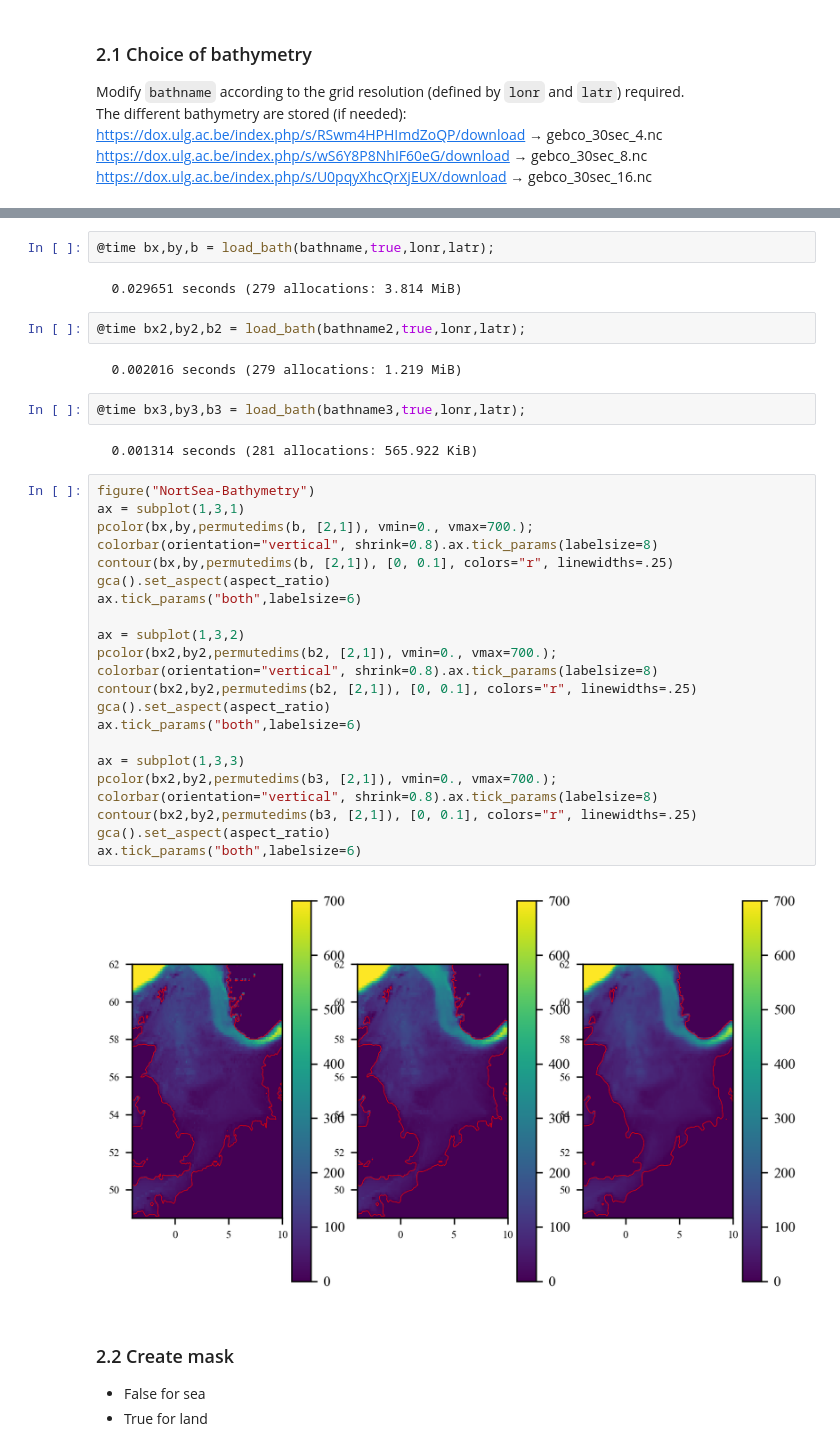
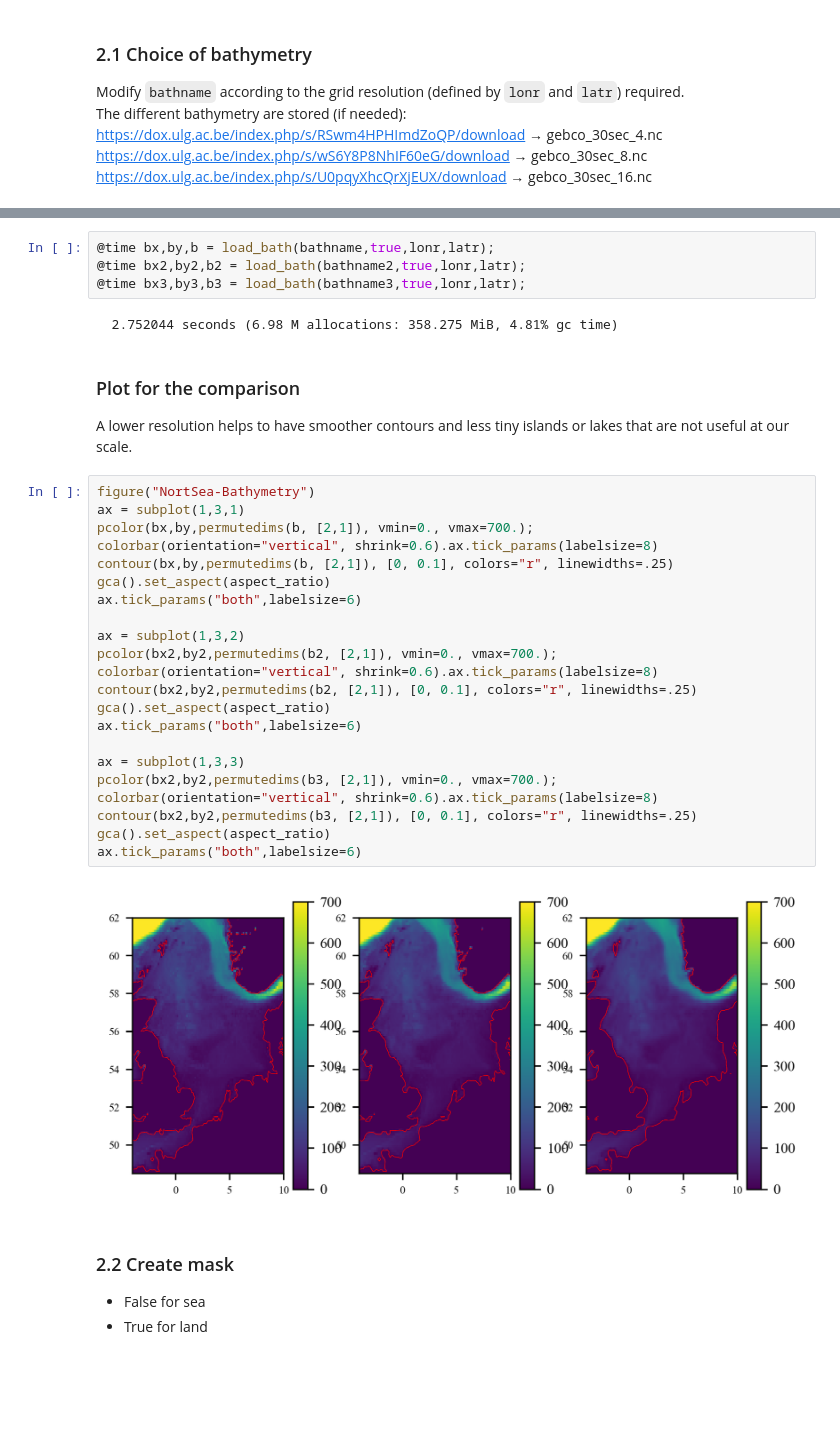
Before and after one commit to gher-uliege/SeaDataCloud, a Jupyter notebook: Julia/Climatologies/NorthSea_climato.ipynb, the cells around one changed output, grey strips where cells are left out. Saved outputs shown, nothing was run; the diff lists cells and outputs as text; blank space fills up the shorter version.

```diff
--- a/Julia/Climatologies/NorthSea_climato.ipynb
+++ b/Julia/Climatologies/NorthSea_climato.ipynb
@@ -213,39 +199,36 @@ end
 # %%
 @time bx,by,b = load_bath(bathname,true,lonr,latr);
+@time bx2,by2,b2 = load_bath(bathname2,true,lonr,latr);
+@time bx3,by3,b3 = load_bath(bathname3,true,lonr,latr);
 # %% [output]
-  0.029651 seconds (279 allocations: 3.814 MiB)
+  2.752044 seconds (6.98 M allocations: 358.275 MiB, 4.81% gc time)
-# %%
-@time bx2,by2,b2 = load_bath(bathname2,true,lonr,latr);
-# %% [output]
-  0.002016 seconds (279 allocations: 1.219 MiB)
-# %%
-@time bx3,by3,b3 = load_bath(bathname3,true,lonr,latr);
-# %% [output]
-  0.001314 seconds (281 allocations: 565.922 KiB)
+# %% [markdown]
+### Plot for the comparison
+A lower resolution helps to have smoother contours and less tiny islands or lakes that are not useful at our scale.
 # %%
 figure("NortSea-Bathymetry")
 ax = subplot(1,3,1)
 pcolor(bx,by,permutedims(b, [2,1]), vmin=0., vmax=700.);
-colorbar(orientation="vertical", shrink=0.8).ax.tick_params(labelsize=8)
+colorbar(orientation="vertical", shrink=0.6).ax.tick_params(labelsize=8)
 contour(bx,by,permutedims(b, [2,1]), [0, 0.1], colors="r", linewidths=.25)
 gca().set_aspect(aspect_ratio)
 ax.tick_params("both",labelsize=6)
 
 ax = subplot(1,3,2)
 pcolor(bx2,by2,permutedims(b2, [2,1]), vmin=0., vmax=700.);
-colorbar(orientation="vertical", shrink=0.8).ax.tick_params(labelsize=8)
+colorbar(orientation="vertical", shrink=0.6).ax.tick_params(labelsize=8)
 contour(bx2,by2,permutedims(b2, [2,1]), [0, 0.1], colors="r", linewidths=.25)
 gca().set_aspect(aspect_ratio)
 ax.tick_params("both",labelsize=6)
 
 ax = subplot(1,3,3)
 pcolor(bx2,by2,permutedims(b3, [2,1]), vmin=0., vmax=700.);
-colorbar(orientation="vertical", shrink=0.8).ax.tick_params(labelsize=8)
+colorbar(orientation="vertical", shrink=0.6).ax.tick_params(labelsize=8)
 contour(bx2,by2,permutedims(b3, [2,1]), [0, 0.1], colors="r", linewidths=.25)
 gca().set_aspect(aspect_ratio)
 ax.tick_params("both",labelsize=6)
 # %% [output]
-[figure, old version]
+[figure, new version]
 # %% [markdown]
 ### 2.2 Create mask
 * False for sea
```
Also changed, not shown: parts of 24 cells of this notebook.
